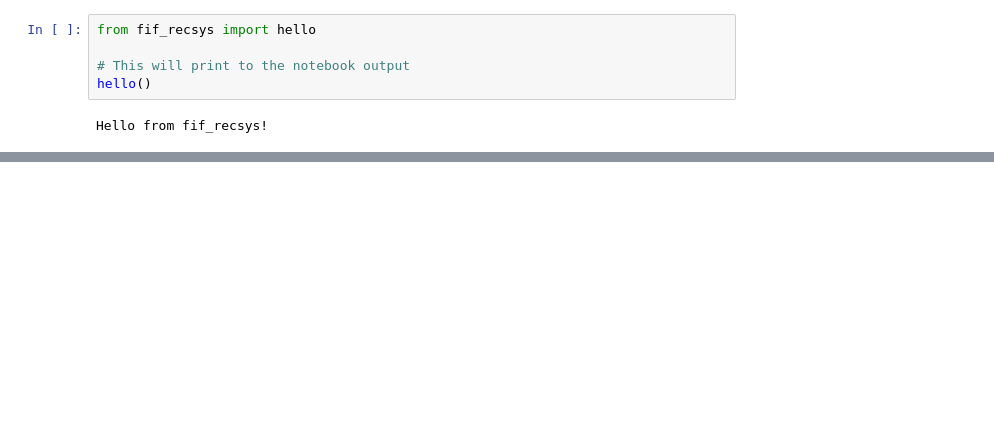
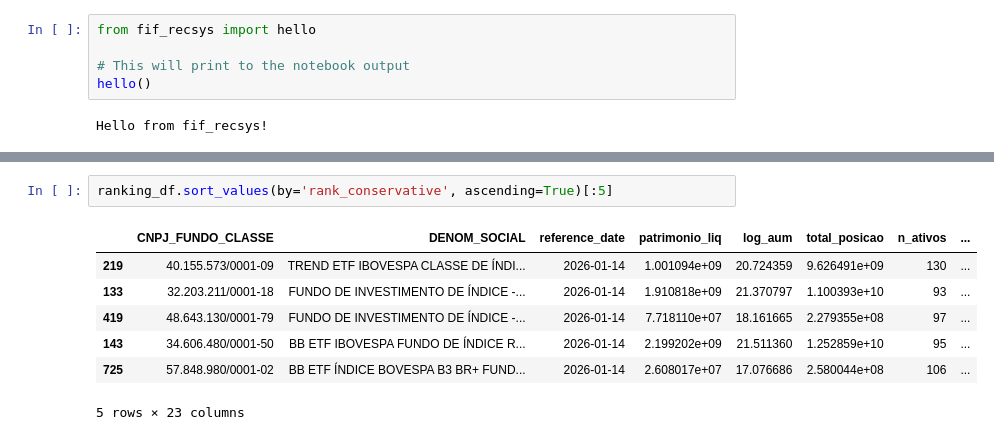
Before and after one commit to gpadpoll/fixed-income-fund-recsys, a Jupyter notebook: docs/notebooks/example.ipynb, the cells around one changed output, grey strips where cells are left out. Cells and saved outputs as stored; diff of their text form; blank space fills up the shorter version.

```diff
--- a/docs/notebooks/example.ipynb
+++ b/docs/notebooks/example.ipynb
@@ -223,0 +388,10 @@ Name: issuer_hhi, Length: 5476, dtype: float64
+# %%
+ranking_df.sort_values(by='rank_conservative', ascending=True)[:5]
+# %% [output]
+|  | CNPJ_FUNDO_CLASSE | DENOM_SOCIAL | reference_date | patrimonio_liq | log_aum | total_posicao | n_ativos | ... |
+| 219 | 40.155.573/0001-09 | TREND ETF IBOVESPA CLASSE DE ÍNDI... | 2026-01-14 | 1.001094e+09 | 20.724359 | 9.626491e+09 | 130 | ... |
+| 133 | 32.203.211/0001-18 | FUNDO DE INVESTIMENTO DE ÍNDICE -... | 2026-01-14 | 1.910818e+09 | 21.370797 | 1.100393e+10 | 93 | ... |
+| 419 | 48.643.130/0001-79 | FUNDO DE INVESTIMENTO DE ÍNDICE -... | 2026-01-14 | 7.718110e+07 | 18.161665 | 2.279355e+08 | 97 | ... |
+| 143 | 34.606.480/0001-50 | BB ETF IBOVESPA FUNDO DE ÍNDICE R... | 2026-01-14 | 2.199202e+09 | 21.511360 | 1.252859e+10 | 95 | ... |
+| 725 | 57.848.980/0001-02 | BB ETF ÍNDICE BOVESPA B3 BR+ FUND... | 2026-01-14 | 2.608017e+07 | 17.076686 | 2.580044e+08 | 106 | ... |
+5 rows × 23 columns
```
Also changed, not shown: parts of 18 cells of this notebook, 13 other files.
